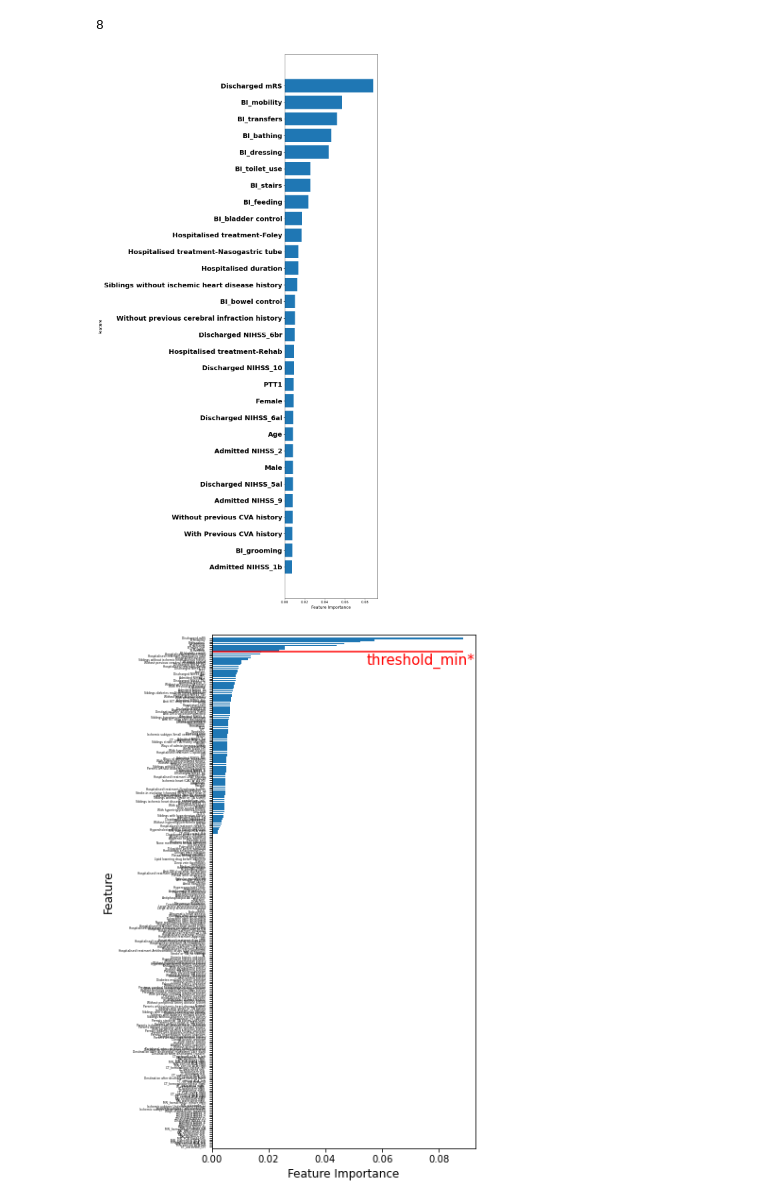
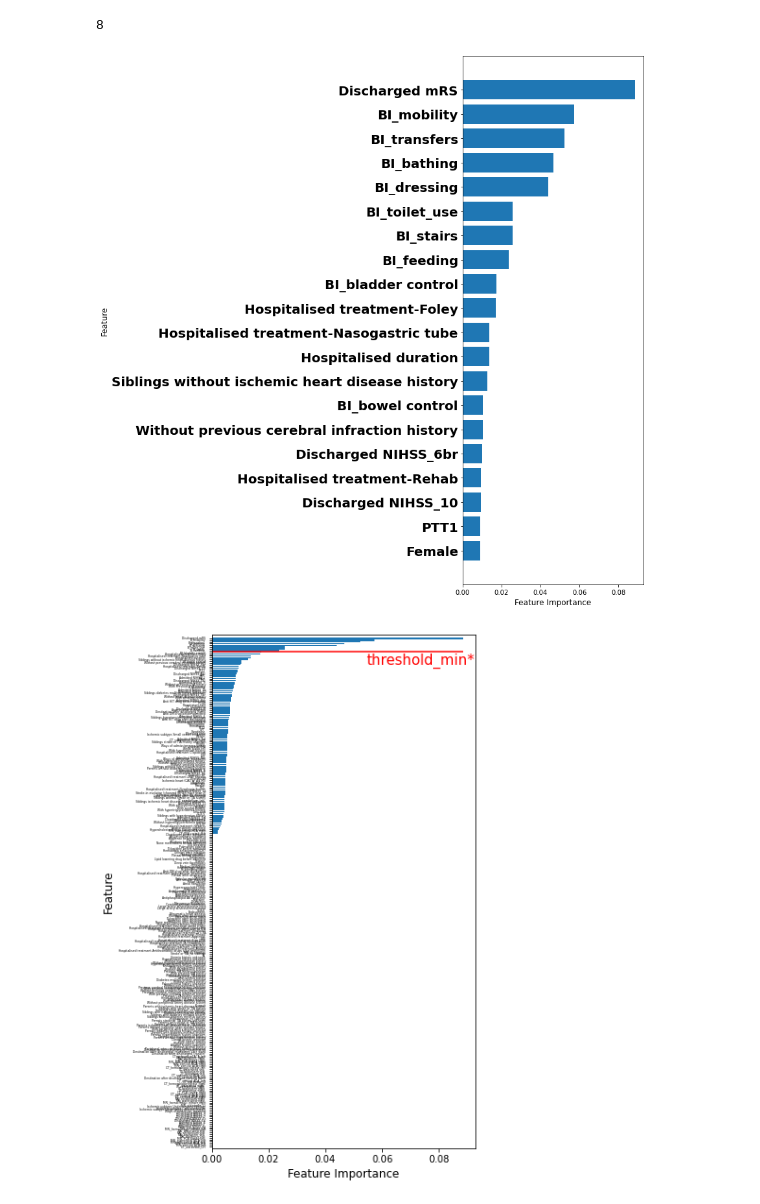
Before and after one commit to sn987532159/TSR_ML, a Jupyter notebook: result/TSR_ALL/TSR_ALL1_FI.ipynb, the cells around one changed output. Drawn from its saved outputs; the diff is of its cells as text; code cells hidden in the pictures.

```diff
--- a/result/TSR_ALL/TSR_ALL1_FI.ipynb
+++ b/result/TSR_ALL/TSR_ALL1_FI.ipynb
@@ -72,11 +79,11 @@ shap.summary_plot(etG1_shap_values[1], G_X_train_selected, max_display=30)
 # %% [markdown]
 # XGBC_G
 # %%
+pkl_path = os.path.join("..", "..", "model", "model_pickle", "MICE1", "TSR_ALL1G_XGBC_TUNED.pkl")
+G_XGBC_TUNED = joblib.load(pkl_path)
+
 pkl_path = os.path.join("..", "..", "model", "model_pickle", "MICE1", "TSR_ALL1G_XGBC_CALIBRATED.pkl")
 G_XGBC_CALIBRATED = joblib.load(pkl_path)
-
-pkl_path = os.path.join("..", "..", "model", "model_pickle", "MICE1", "TSR_ALL1G_XGBC_CALIBRATED_selected.pkl")
-G_XGBC_CALIBRATED_selected = joblib.load(pkl_path)
 # %%
 xgbcG_fi = G_XGBC_CALIBRATED.base_estimator._final_estimator.feature_importances_
 xgbcG_fi_df = pd.DataFrame(xgbcG_fi)
@@ -179,11 +190,11 @@ shap.summary_plot(etB1_shap_values[1], B_X_train_selected, max_display=30)
 # %% [markdown]
 # XGBC_B
 # %%
+pkl_path = os.path.join("..", "..", "model", "model_pickle", "MICE5", "TSR_ALL1B_XGBC_TUNED.pkl")
+B_XGBC_TUNED = joblib.load(pkl_path)
+
 pkl_path = os.path.join("..", "..", "model", "model_pickle", "MICE5", "TSR_ALL1B_XGBC_CALIBRATED.pkl")
 B_XGBC_CALIBRATED = joblib.load(pkl_path)
-
-pkl_path = os.path.join("..", "..", "model", "model_pickle", "MICE5", "TSR_ALL1B_XGBC_CALIBRATED_selected.pkl")
-B_XGBC_CALIBRATED_selected = joblib.load(pkl_path)
 # %%
 xgbcB_fi = B_XGBC_CALIBRATED.base_estimator._final_estimator.feature_importances_
 xgbcB_fi_df = pd.DataFrame(xgbcB_fi)
@@ -201,16 +212,16 @@ sigma_n
 # %% [output]
 8
 # %%
-plt.figure(figsize=(5, 30))
-plt.barh(xgbcB_fi_plot.tail(30).Feature, xgbcB_fi_plot.tail(30).Value)
+plt.figure(figsize=(5, 15))
+plt.barh(xgbcB_fi_plot.tail(20).Feature, xgbcB_fi_plot.tail(20).Value)
 plt.xlabel("Feature Importance", fontsize=12)
 plt.ylabel("Feature", fontsize=12)
 plt.yticks(fontsize=20)
 plt.yticks(weight = 'bold')
 #plt.savefig('PLOT/TSR_ALL1/XGBC_B_F.png', dpi=300, bbox_inches="tight")
 plt.show()
 # %% [output]
-[figure, old version]
+[figure, new version]
 # %%
 plt.figure(figsize=(5, 10))
 plt.barh(xgbcB_fi_plot.Feature, xgbcB_fi_plot.Value)
```
Also changed, not shown: parts of 9 cells of this notebook, 6 other files.
